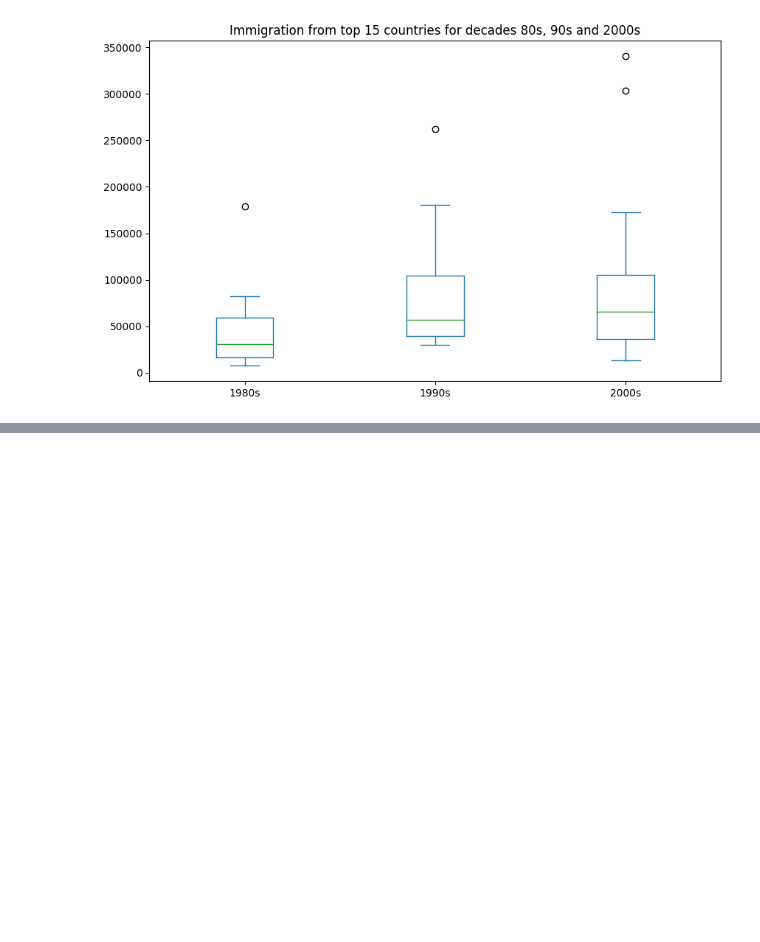
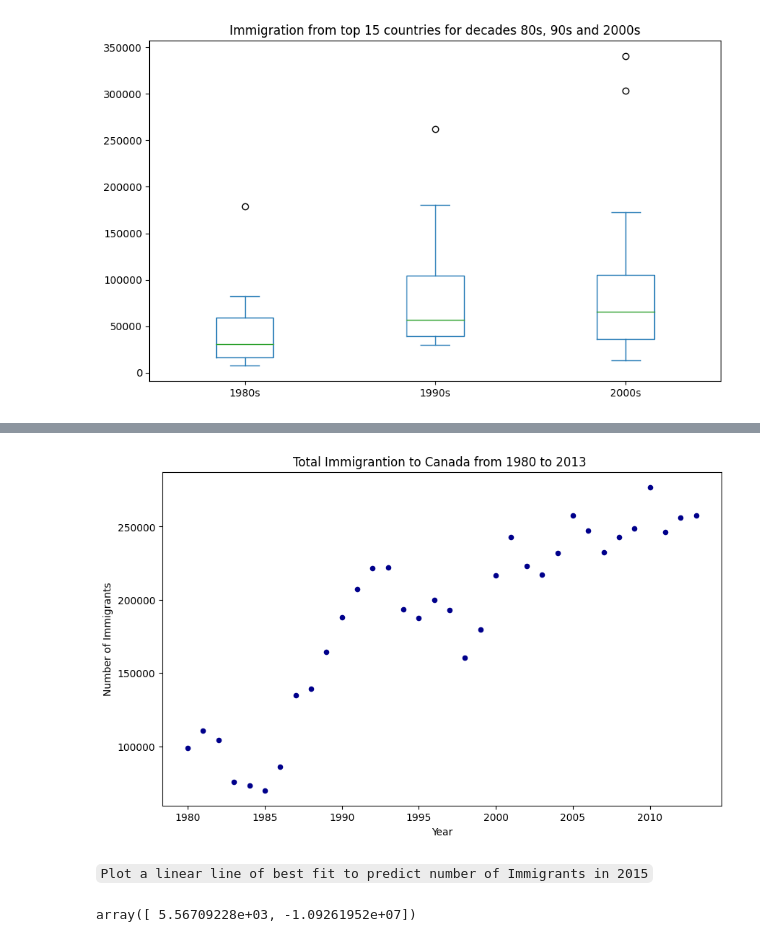
Before and after one commit to Mohwit/Data-Visualization, a Jupyter notebook: PieChart_BoxPlot_ScatterPlot_BubblePlot.ipynb, the cells around one changed output, grey strips where cells are left out. Cells and saved outputs as stored; diff of their text form; code cells hidden in the pictures; blank space fills up the shorter version.

Commit message:
Created a scatter plot for total immigration to Canada from 1980 to 2013

````diff
--- a/PieChart_BoxPlot_ScatterPlot_BubblePlot.ipynb
+++ b/PieChart_BoxPlot_ScatterPlot_BubblePlot.ipynb
@@ -488,0 +493,4 @@ plt.show()
+# %%
+#getting the data frame
+df_total = pd.DataFrame(df[years].sum(axis=0))
+df_total.head(5)
@@ -488,0 +511,3 @@ plt.show()
+# %%
+#changing years to int
+df_total.index = map(int, df_total.index)
@@ -488,0 +522,6 @@ plt.show()
+# %%
+#resetting index
+df_total.reset_index(inplace=True)
+#renaming column
+df_total.columns = ['year', 'total']
+df_total.head(5)
@@ -488,0 +535,29 @@ plt.show()
+# %%
+#scatter plotting the data
+df_total.plot(
+    kind='scatter',
+    x='year',
+    y='total',
+    figsize=(10,6),
+    color='darkblue'
+)
+
+plt.title('Total Immigrantion to Canada from 1980 to 2013 ')
+plt.xlabel('Year')
+plt.ylabel('Number of Immigrants')
+
+plt.show()
+# %% [output]
+[figure, added]
+# %% [markdown]
+``` Plot a linear line of best fit to predict number of Immigrants in 2015 ```
+# %%
+#getting equation of best fit
+x=df_total['year']
+y=df_total['total']
+
+fit = np.polyfit(x,y, deg=1)
+
+fit
+# %% [output]
+array([ 5.56709228e+03, -1.09261952e+07])
````
Also changed, not shown: parts of 8 cells of this notebook.
